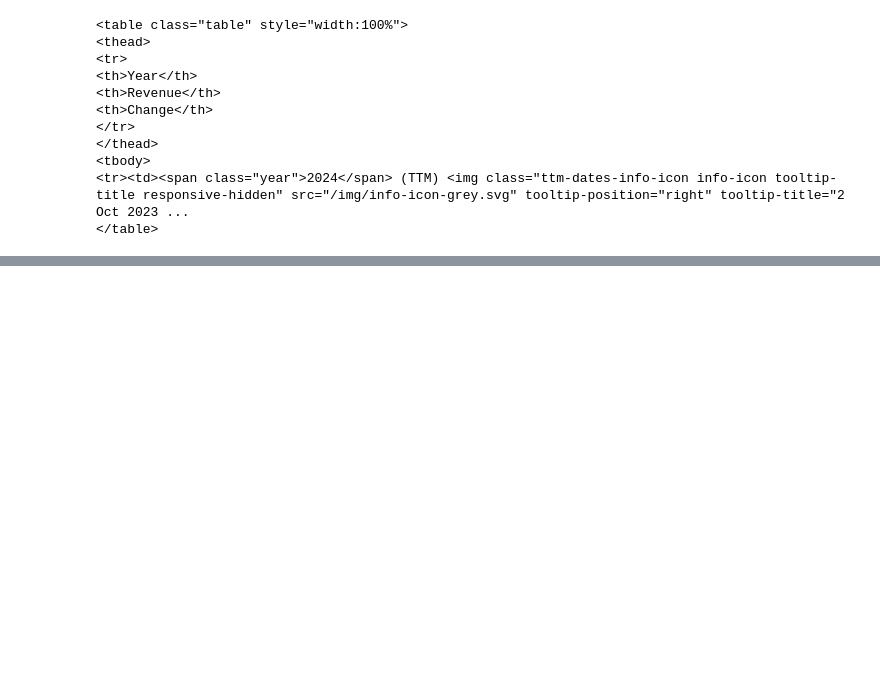
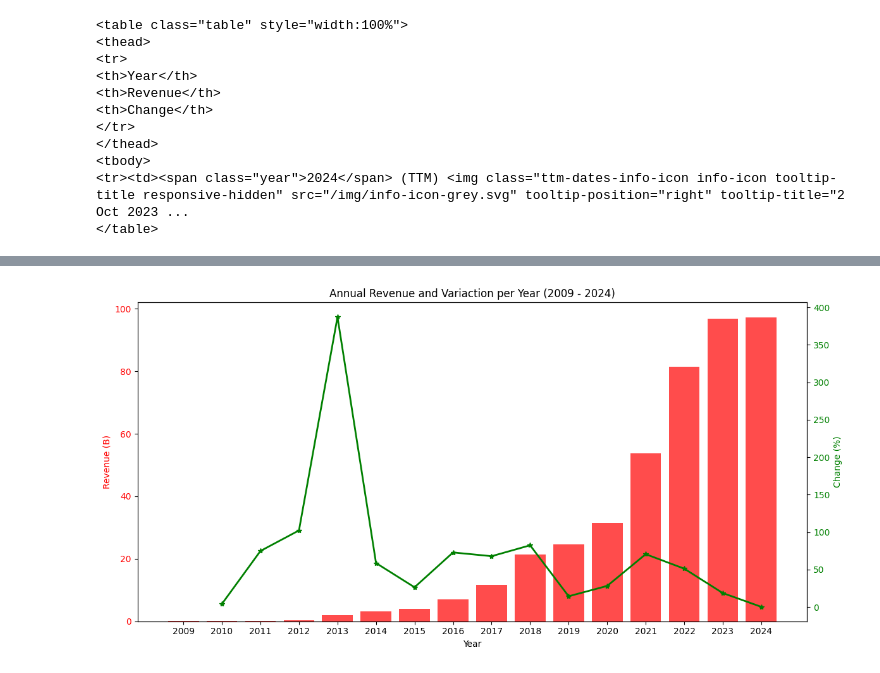
Before and after one commit to 4GeeksAcademy/pauline---web-scraping-project-tutorial, a Jupyter notebook: src/explore.es.ipynb, the cells around one changed output, grey strips where cells are left out. Cells and saved outputs as stored; diff of their text form; code cells hidden in the pictures; blank space fills up the shorter version.

```diff
--- a/src/explore.es.ipynb
+++ b/src/explore.es.ipynb
@@ -136,0 +189,39 @@ df_anual_table
+# %%
+#Vizualisamos :
+#Quiero poner en el mismo graph los revenues x año en barras y linea de la variación
+
+#Invierto el df para que la vizualisacion sea más logica y que me enseñe del 2009 a 2024 y no el contrario :
+df_invertido = df_anual_table[::-1].reset_index(drop=True)
+
+# Ajustamos formato de la columna "Revenue" y change, sino me salía una linea recta, y datos de % en desorden en el eje y
+
+df_invertido['Revenue'] = df_invertido['Revenue'].str.replace(' B', '')  # Eliminar ' B'
+df_invertido['Revenue'] = pd.to_numeric(df_invertido['Revenue'], errors='coerce')  # Convertir a numérico
+
+df_invertido['Change'] = df_invertido['Change'].str.replace('%', '')  # Eliminar el símbolo '%'
+df_invertido['Change'] = pd.to_numeric(df_invertido['Change'], errors='coerce')  # Convertir a numérico
+
+# Crear el gráfico combinado con dos ejes Y
+fig, ax1 = plt.subplots(figsize=(12, 6))
+
+# Primer gráfico de barras para 'Revenue'
+ax1.bar(df_invertido['Year'], df_invertido['Revenue'], color='red', alpha=0.7)
+ax1.set_xlabel('Year')
+ax1.set_ylabel('Revenue (B)', color='red')
+ax1.tick_params(axis='y', labelcolor='red')
+
+# Crear un segundo eje Y para la variación (Change)
+ax2 = ax1.twinx()
+ax2.plot(df_invertido['Year'], df_invertido['Change'], color='green', marker='*', linestyle='-', linewidth=2, markersize=6)
+ax2.set_ylabel('Change (%)', color='green')
+ax2.tick_params(axis='y', labelcolor='green')
+
+plt.title('Annual Revenue and Variaction per Year (2009 - 2024)')
+
+plt.xticks(rotation=45) #ticks() sirve para mejorar visibilidad porque los años de pegaban entre ellas
+
+plt.tight_layout()
+
+plt.show()
+# %% [output]
+[figure, added]
```
Also changed, not shown: parts of 5 cells of this notebook, 1 other file.
